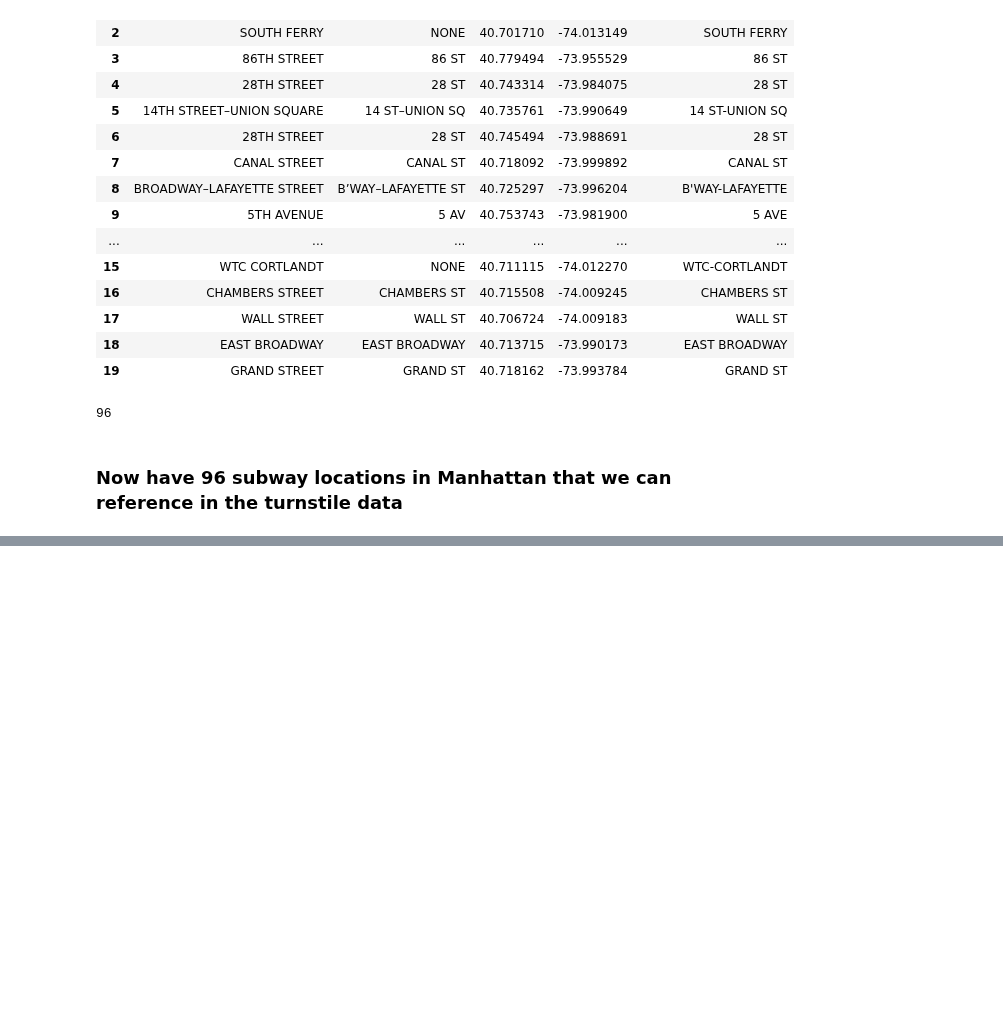
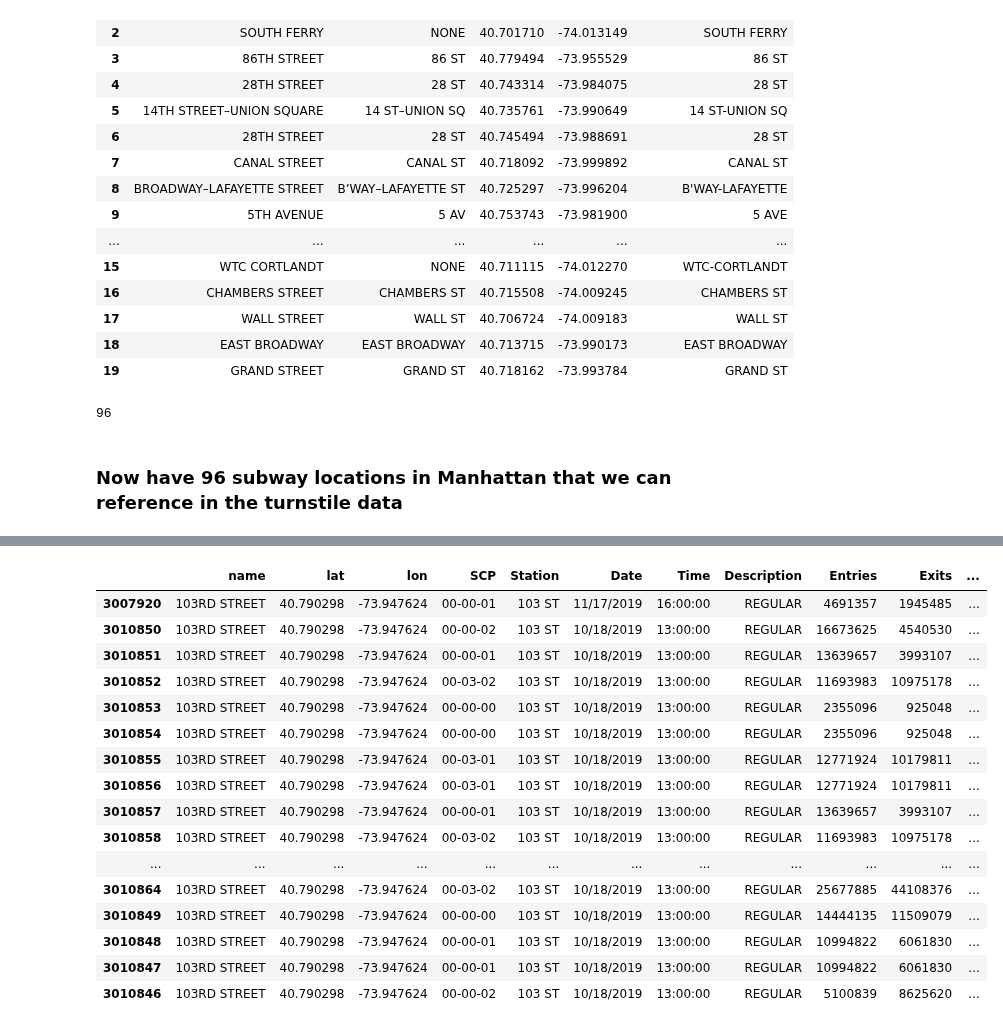
Before and after one commit to Fei117117/NYSeeNow, a Jupyter notebook: NYSeeNow-ML/SubwayData/subway.ipynb, the cells around one changed output, grey strips where cells are left out. Cells and saved outputs as stored; diff of their text form; code cells hidden in the pictures; blank space fills up the shorter version.

Commit message:
subway data cleanish

```diff
--- a/NYSeeNow-ML/SubwayData/subway.ipynb
+++ b/NYSeeNow-ML/SubwayData/subway.ipynb
@@ -294,0 +310,2 @@ len(subway)
+# %%
+man_turn_data = pd.merge(subway, turn_data, left_on='Link to Turnstile Data', right_on='Station')
@@ -294,0 +333,5 @@ len(subway)
+# %%
+#lets drop:
+#short_name, link to turnstile data, Unit,  Line Name, Division
+# if desc is recover aud disregard those rows?
+man_turn_data.drop(['short_name','Link to Turnstile Data','Unit','Line Name','Division'], axis=1, inplace=True)
@@ -294,0 +358,4 @@ len(subway)
+# %%
+#group alphabetically by station Date and Time
+man_turn_data.sort_values(by=['name'], inplace=True)
+man_turn_data.head(20)
@@ -294,0 +380,24 @@ len(subway)
+# %%
+#convert the date and time to unix timestamps
+man_turn_data['DateTime'] = pd.to_datetime(man_turn_data['Date'] + ' ' + man_turn_data['Time'])
+
+man_turn_data['UnixTimestamp'] = man_turn_data['DateTime'].apply(lambda x: x.timestamp())
+man_turn_data.head(20)
+# %% [output]
+|  | name | lat | lon | SCP | Station | Date | Time | Description | Entries | Exits | ... |
+| 3007920 | 103RD STREET | 40.790298 | -73.947624 | 00-00-01 | 103 ST | 11/17/2019 | 16:00:00 | REGULAR | 4691357 | 1945485 | ... |
+| 3010850 | 103RD STREET | 40.790298 | -73.947624 | 00-00-02 | 103 ST | 10/18/2019 | 13:00:00 | REGULAR | 16673625 | 4540530 | ... |
+| 3010851 | 103RD STREET | 40.790298 | -73.947624 | 00-00-01 | 103 ST | 10/18/2019 | 13:00:00 | REGULAR | 13639657 | 3993107 | ... |
+| 3010852 | 103RD STREET | 40.790298 | -73.947624 | 00-03-02 | 103 ST | 10/18/2019 | 13:00:00 | REGULAR | 11693983 | 10975178 | ... |
+| 3010853 | 103RD STREET | 40.790298 | -73.947624 | 00-00-00 | 103 ST | 10/18/2019 | 13:00:00 | REGULAR | 2355096 | 925048 | ... |
+| 3010854 | 103RD STREET | 40.790298 | -73.947624 | 00-00-00 | 103 ST | 10/18/2019 | 13:00:00 | REGULAR | 2355096 | 925048 | ... |
+| 3010855 | 103RD STREET | 40.790298 | -73.947624 | 00-03-01 | 103 ST | 10/18/2019 | 13:00:00 | REGULAR | 12771924 | 10179811 | ... |
+| 3010856 | 103RD STREET | 40.790298 | -73.947624 | 00-03-01 | 103 ST | 10/18/2019 | 13:00:00 | REGULAR | 12771924 | 10179811 | ... |
+| 3010857 | 103RD STREET | 40.790298 | -73.947624 | 00-00-01 | 103 ST | 10/18/2019 | 13:00:00 | REGULAR | 13639657 | 3993107 | ... |
+| 3010858 | 103RD STREET | 40.790298 | -73.947624 | 00-03-02 | 103 ST | 10/18/2019 | 13:00:00 | REGULAR | 11693983 | 10975178 | ... |
+| ... | ... | ... | ... | ... | ... | ... | ... | ... | ... | ... | ... |
+| 3010864 | 103RD STREET | 40.790298 | -73.947624 | 00-03-02 | 103 ST | 10/18/2019 | 13:00:00 | REGULAR | 25677885 | 44108376 | ... |
+| 3010849 | 103RD STREET | 40.790298 | -73.947624 | 00-00-00 | 103 ST | 10/18/2019 | 13:00:00 | REGULAR | 14444135 | 11509079 | ... |
+| 3010848 | 103RD STREET | 40.790298 | -73.947624 | 00-00-01 | 103 ST | 10/18/2019 | 13:00:00 | REGULAR | 10994822 | 6061830 | ... |
+| 3010847 | 103RD STREET | 40.790298 | -73.947624 | 00-00-01 | 103 ST | 10/18/2019 | 13:00:00 | REGULAR | 10994822 | 6061830 | ... |
+| 3010846 | 103RD STREET | 40.790298 | -73.947624 | 00-00-02 | 103 ST | 10/18/2019 | 13:00:00 | REGULAR | 5100839 | 8625620 | ... |
```
Also changed, not shown: parts of 10 cells of this notebook.
